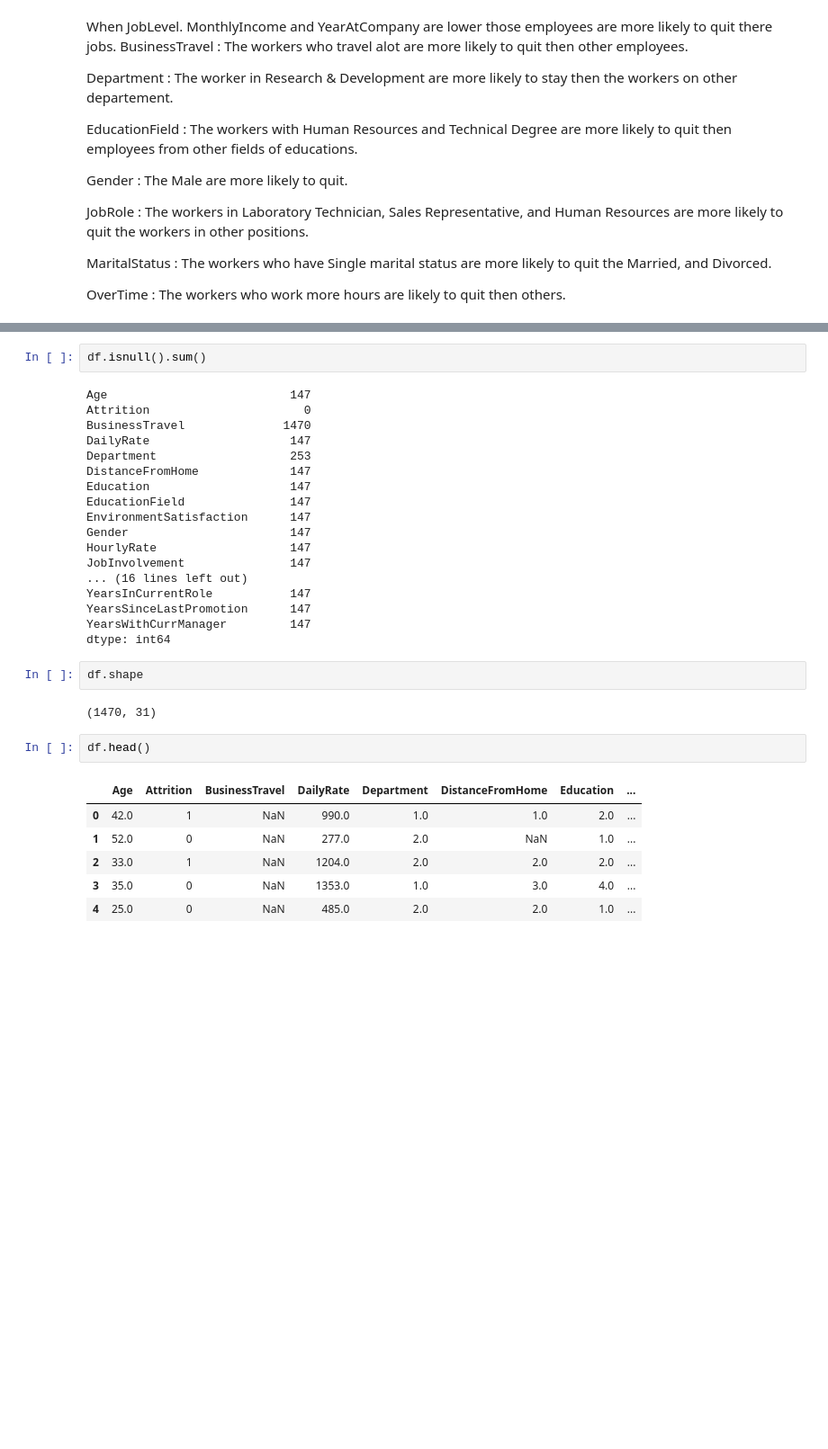
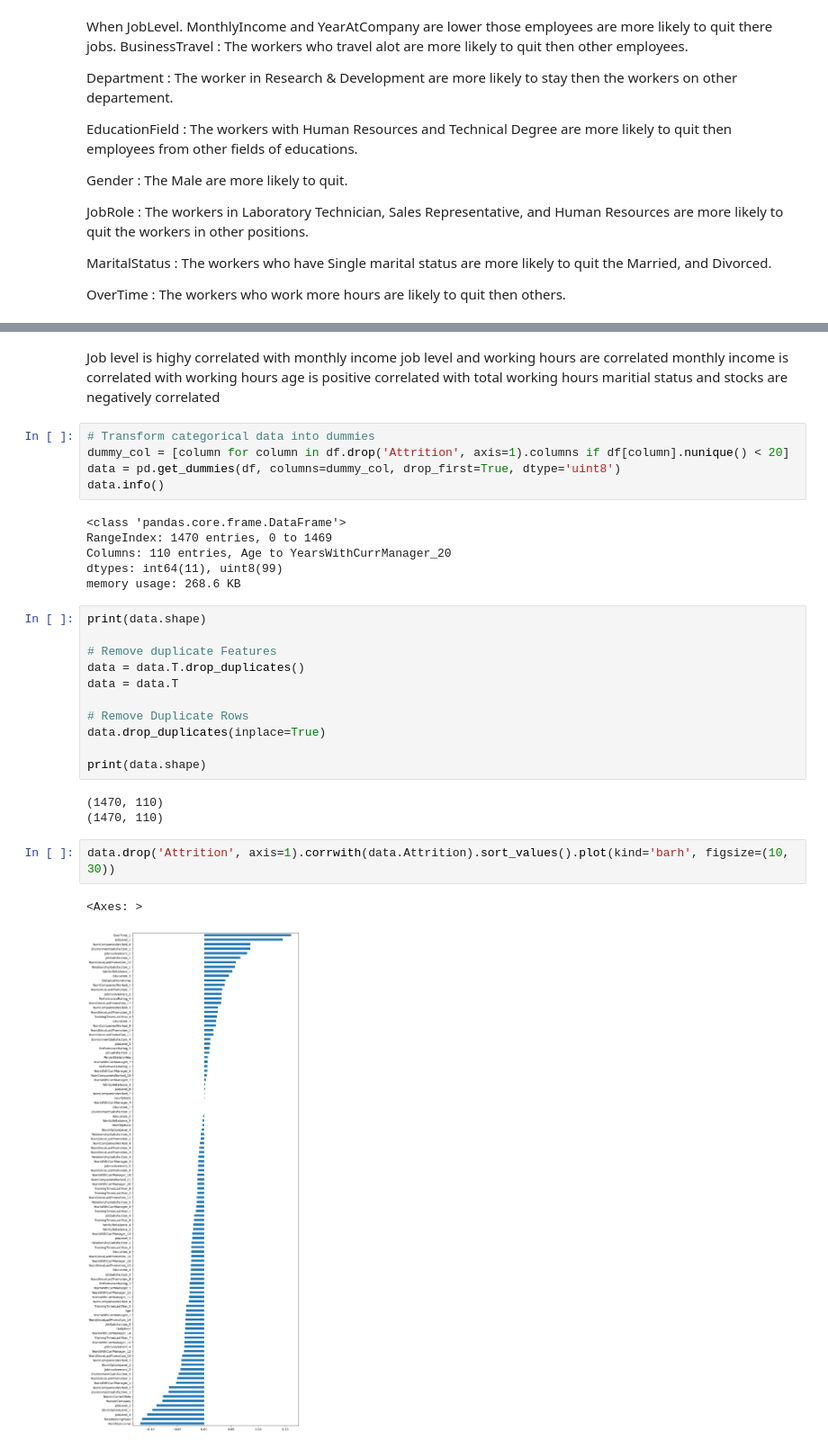
Before and after one commit to ArthurVerza/Employee.attrition, a Jupyter notebook: ArthurVerza_SBA23382_Lvl8_CA2_Integrated.ipynb, the cells around one changed output, grey strips where cells are left out. Shown at 90% size. Drawn from its saved outputs; the diff is of its cells as text; blank space fills up the shorter version.

```diff
--- a/ArthurVerza_SBA23382_Lvl8_CA2_Integrated.ipynb
+++ b/ArthurVerza_SBA23382_Lvl8_CA2_Integrated.ipynb
@@ -454,33 +413,36 @@ dtype: int64
-# %%
-df.isnull().sum()
-# %% [output]
-Age                          147
-Attrition                      0
-BusinessTravel              1470
-DailyRate                    147
-Department                   253
-DistanceFromHome             147
-Education                    147
-EducationField               147
-EnvironmentSatisfaction      147
-Gender                       147
-HourlyRate                   147
-JobInvolvement               147
-... (16 lines left out)
-YearsInCurrentRole           147
-YearsSinceLastPromotion      147
-YearsWithCurrManager         147
-dtype: int64
-# %%
-df.shape
-# %% [output]
-(1470, 31)
-# %%
-df.head()
-# %% [output]
-|  | Age | Attrition | BusinessTravel | DailyRate | Department | DistanceFromHome | Education | ... |
-| 0 | 42.0 | 1 | NaN | 990.0 | 1.0 | 1.0 | 2.0 | ... |
-| 1 | 52.0 | 0 | NaN | 277.0 | 2.0 | NaN | 1.0 | ... |
-| 2 | 33.0 | 1 | NaN | 1204.0 | 2.0 | 2.0 | 2.0 | ... |
-| 3 | 35.0 | 0 | NaN | 1353.0 | 1.0 | 3.0 | 4.0 | ... |
-| 4 | 25.0 | 0 | NaN | 485.0 | 2.0 | 2.0 | 1.0 | ... |
+# %% [markdown]
+Job level is highy correlated with monthly income
+job level and working hours are correlated
+monthly income is correlated with working hours
+age is positive correlated with total working hours
+maritial status and stocks are negatively correlated
+# %%
+# Transform categorical data into dummies
+dummy_col = [column for column in df.drop('Attrition', axis=1).columns if df[column].nunique() < 20]
+data = pd.get_dummies(df, columns=dummy_col, drop_first=True, dtype='uint8')
+data.info()
+# %% [output]
+<class 'pandas.core.frame.DataFrame'>
+RangeIndex: 1470 entries, 0 to 1469
+Columns: 110 entries, Age to YearsWithCurrManager_20
+dtypes: int64(11), uint8(99)
+memory usage: 268.6 KB
+# %%
+print(data.shape)
+
+# Remove duplicate Features
+data = data.T.drop_duplicates()
+data = data.T
+
+# Remove Duplicate Rows
+data.drop_duplicates(inplace=True)
+
+print(data.shape)
+# %% [output]
+(1470, 110)
+(1470, 110)
+# %%
+data.drop('Attrition', axis=1).corrwith(data.Attrition).sort_values().plot(kind='barh', figsize=(10, 30))
+# %% [output]
+<Axes: >
+[figure, added]
```
Also changed, not shown: parts of 43 cells of this notebook.
